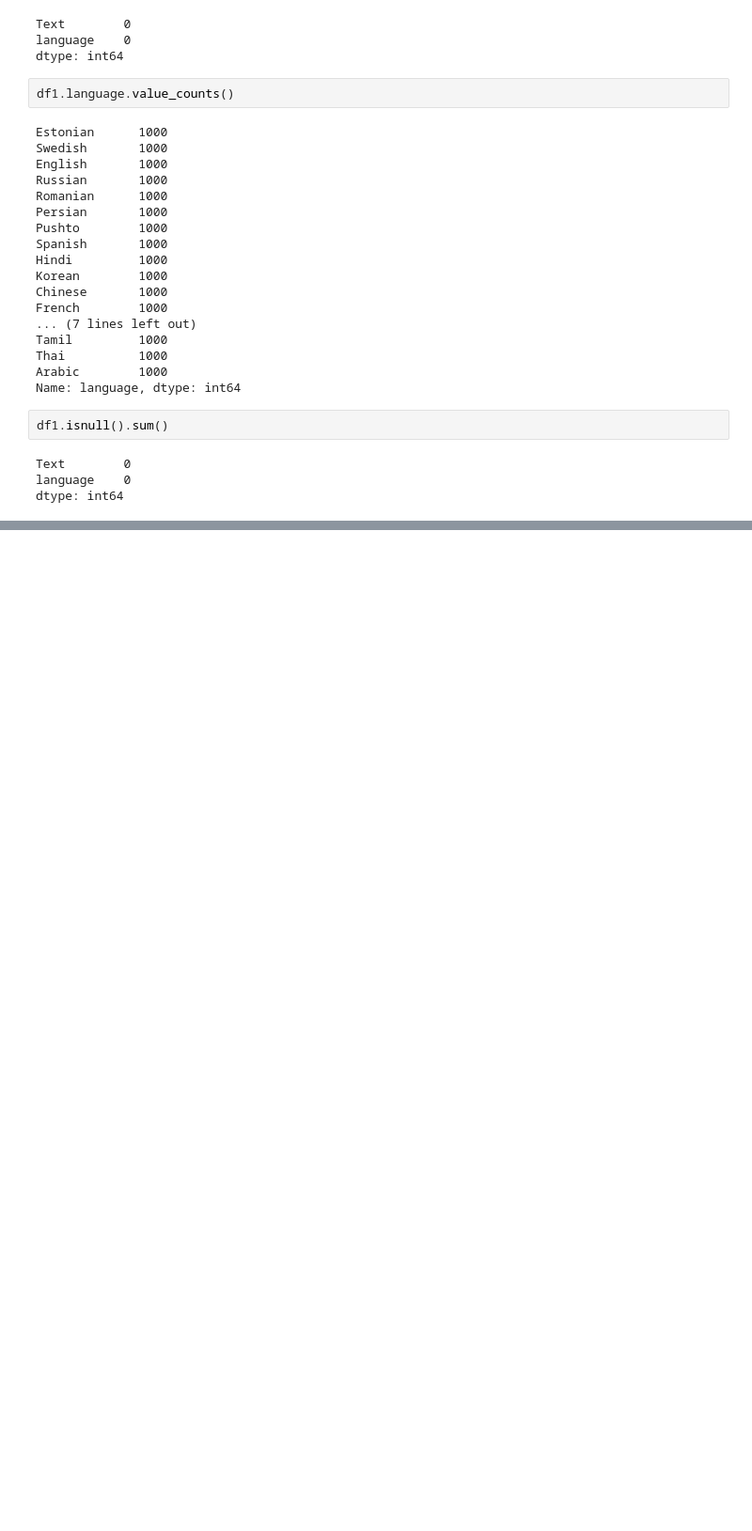
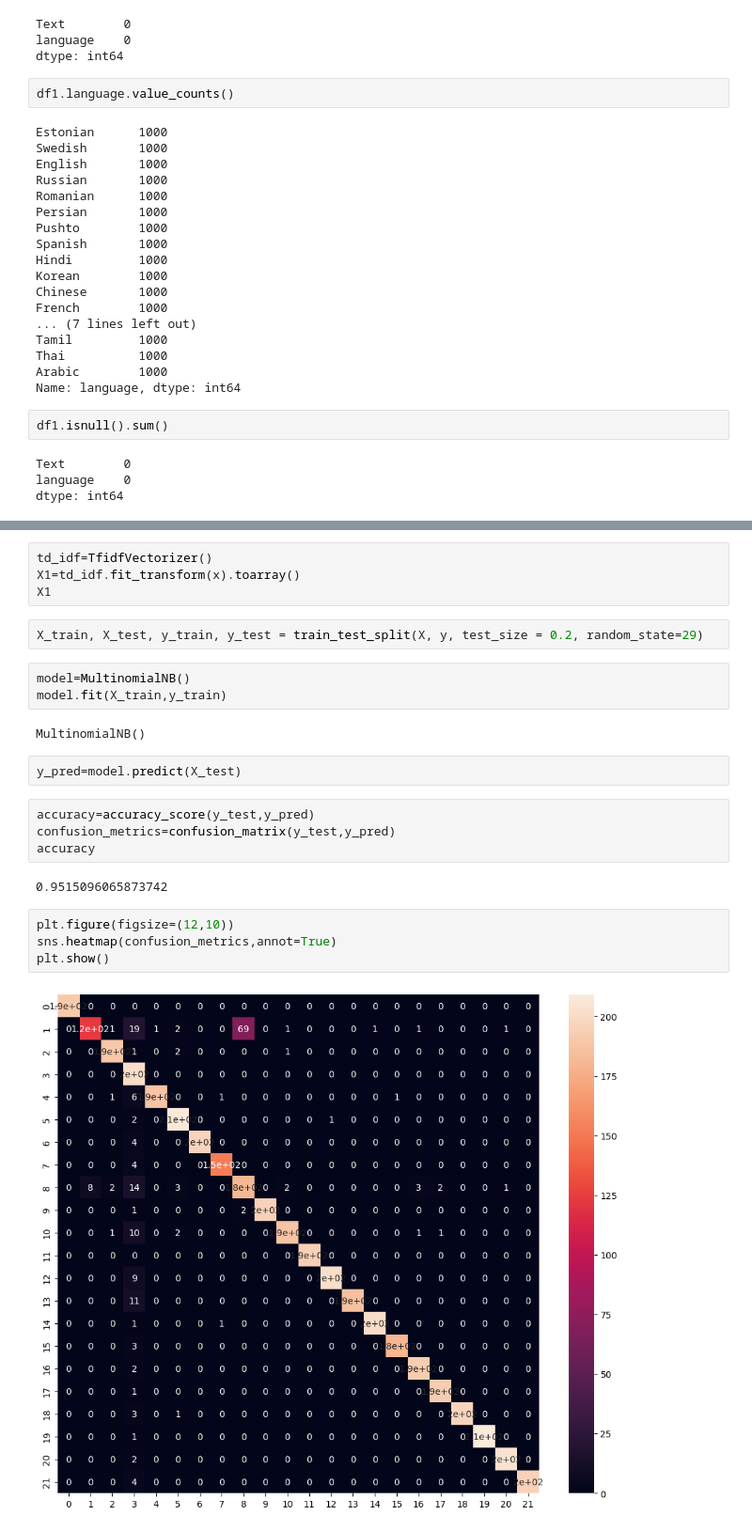
Before and after one commit to usman3721/Language-detector, a Jupyter notebook: main.ipynb, the cells around one changed output, grey strips where cells are left out. Shown: that part at 94% size. Drawn from its saved outputs; the diff is of its cells as text; blank space fills up the shorter version.

```diff
--- a/main.ipynb
+++ b/main.ipynb
@@ -188,0 +180,25 @@ result
+# %%
+td_idf=TfidfVectorizer()
+X1=td_idf.fit_transform(x).toarray()
+X1
+# %%
+X_train, X_test, y_train, y_test = train_test_split(X, y, test_size = 0.2, random_state=29)
+# %%
+model=MultinomialNB()
+model.fit(X_train,y_train)
+# %% [output]
+MultinomialNB()
+# %%
+y_pred=model.predict(X_test)
+# %%
+accuracy=accuracy_score(y_test,y_pred)
+confusion_metrics=confusion_matrix(y_test,y_pred)
+accuracy
+# %% [output]
+0.9515096065873742
+# %%
+plt.figure(figsize=(12,10))
+sns.heatmap(confusion_metrics,annot=True)
+plt.show()
+# %% [output]
+[figure, added]
```
Also changed, not shown: parts of 44 cells of this notebook.
